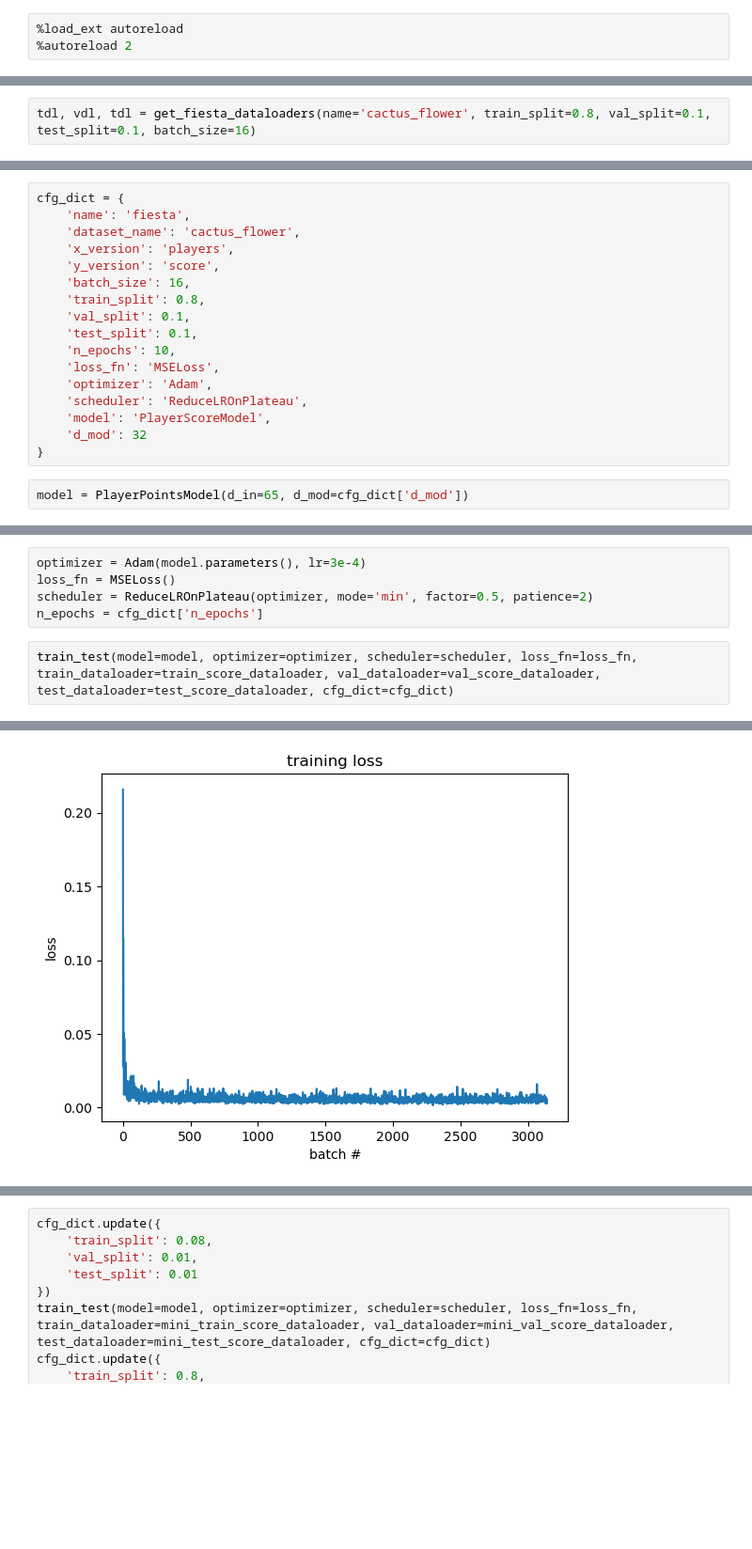
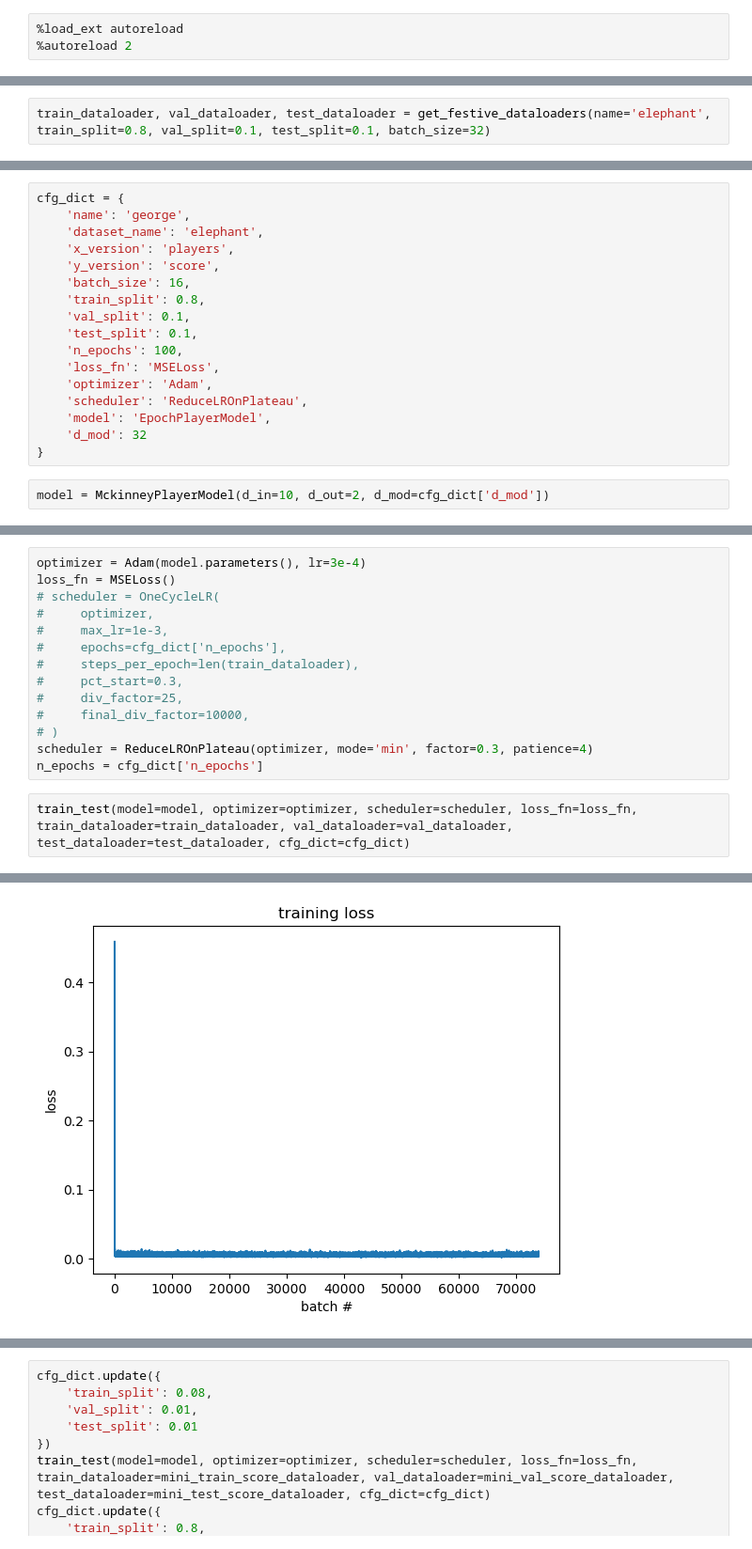
Before and after one commit to samharshe/TBN, a Jupyter notebook: scratch.ipynb, the cells around one changed output, grey strips where cells are left out. Shown at 94% size. Cells and saved outputs as stored; diff of their text form; blank space fills up the shorter version.

```diff
--- a/scratch.ipynb
+++ b/scratch.ipynb
@@ -13,3 +13,3 @@ from src.ml.model import EvenMoreGradualPlayerModel, PlayerPointsModel
 torch.manual_seed(2002);
 # %%
-tdl, vdl, tdl = get_fiesta_dataloaders(name='cactus_flower', train_split=0.8, val_split=0.1, test_split=0.1, batch_size=16)
+train_dataloader, val_dataloader, test_dataloader = get_festive_dataloaders(name='elephant', train_split=0.8, val_split=0.1, test_split=0.1, batch_size=32)
@@ -16,20 +36,20 @@ tdl, vdl, tdl = get_fiesta_dataloaders(name='cactus_flower', train_split=0.8, va
 # %%
 cfg_dict = {
-    'name': 'fiesta',
-    'dataset_name': 'cactus_flower',
+    'name': 'george',
+    'dataset_name': 'elephant',
     'x_version': 'players',
     'y_version': 'score',
     'batch_size': 16,
     'train_split': 0.8,
     'val_split': 0.1,
     'test_split': 0.1,
-    'n_epochs': 10,
+    'n_epochs': 100,
     'loss_fn': 'MSELoss',
     'optimizer': 'Adam',
     'scheduler': 'ReduceLROnPlateau',
-    'model': 'PlayerScoreModel',
+    'model': 'EpochPlayerModel',
     'd_mod': 32
 }
 # %%
-model = PlayerPointsModel(d_in=65, d_mod=cfg_dict['d_mod'])
+model = MckinneyPlayerModel(d_in=10, d_out=2, d_mod=cfg_dict['d_mod'])
 # %%
@@ -60,9 +64,18 @@ final loss: 0.0053
 # %%
 optimizer = Adam(model.parameters(), lr=3e-4)
 loss_fn = MSELoss()
-scheduler = ReduceLROnPlateau(optimizer, mode='min', factor=0.5, patience=2)
+# scheduler = OneCycleLR(
+#     optimizer,
+#     max_lr=1e-3,
+#     epochs=cfg_dict['n_epochs'],
+#     steps_per_epoch=len(train_dataloader),
+#     pct_start=0.3,
+#     div_factor=25,
+#     final_div_factor=10000,
+# )
+scheduler = ReduceLROnPlateau(optimizer, mode='min', factor=0.3, patience=4)
 n_epochs = cfg_dict['n_epochs']
 # %%
-train_test(model=model, optimizer=optimizer, scheduler=scheduler, loss_fn=loss_fn, train_dataloader=train_score_dataloader, val_dataloader=val_score_dataloader, test_dataloader=test_score_dataloader, cfg_dict=cfg_dict)
+train_test(model=model, optimizer=optimizer, scheduler=scheduler, loss_fn=loss_fn, train_dataloader=train_dataloader, val_dataloader=val_dataloader, test_dataloader=test_dataloader, cfg_dict=cfg_dict)
 # %% [output]
 Tracking run with wandb version 0.18.5
@@ -84 +104 @@ EPOCH 10 OF 10 | electricity | TRAIN MEAN LOSS: 0.005435 | VAL MEAN LOSS: 0.0054
-[figure, old version]
+[figure, new version]
```
Also changed, not shown: parts of 4 cells of this notebook, 1 other file.
